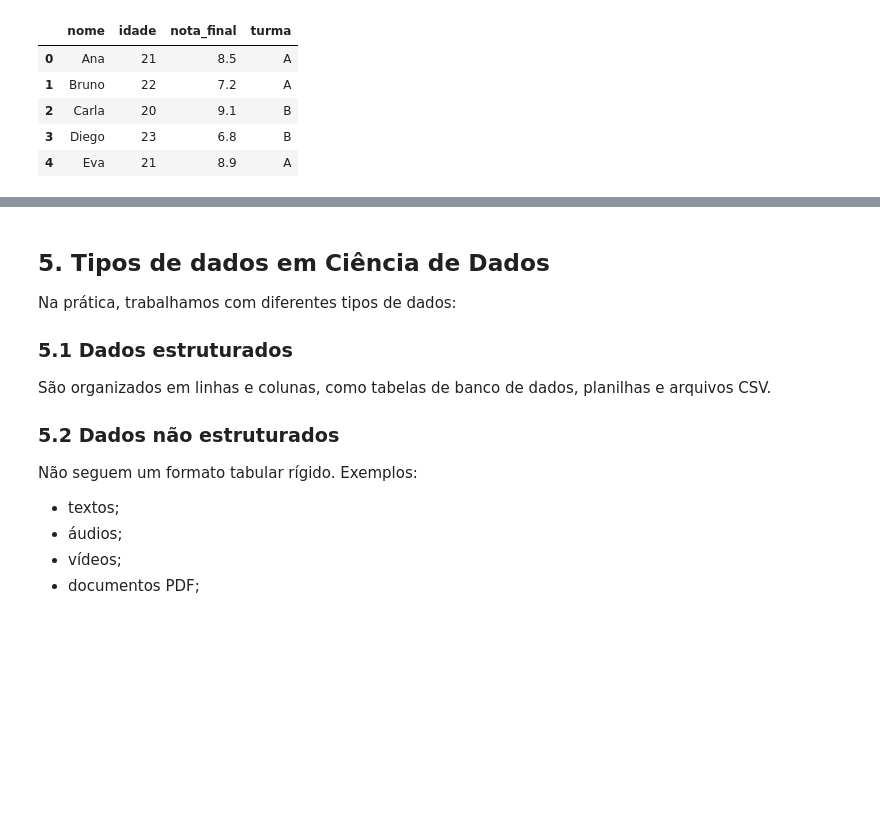
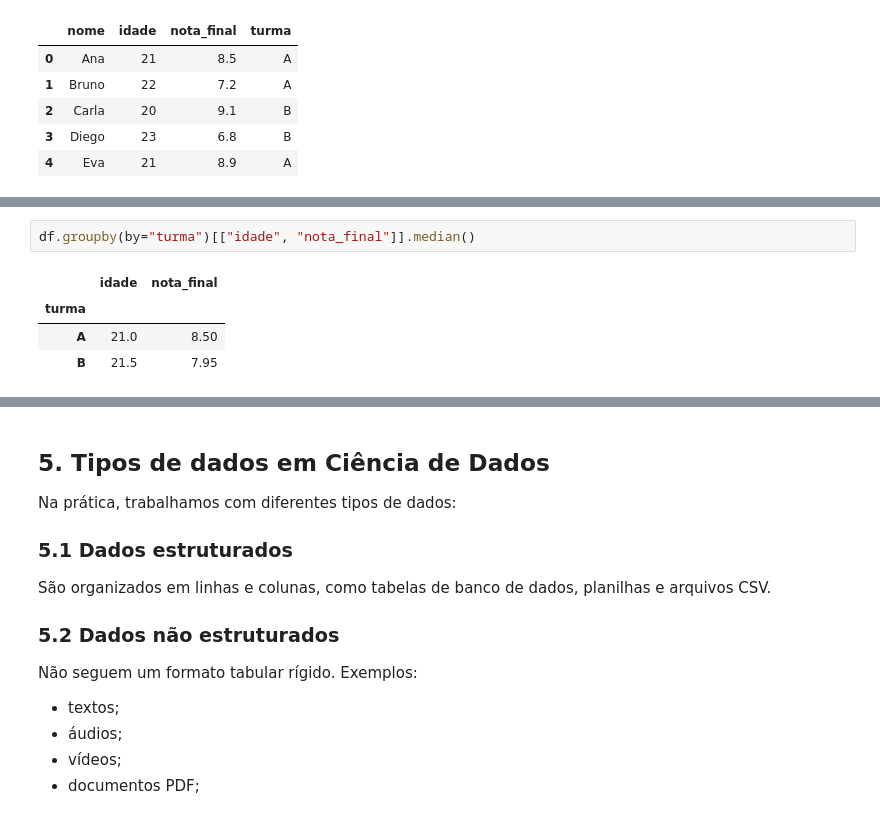
Before and after one commit to cibelerusso/FundamentosemCienciasdeDados, a Jupyter notebook: Notebooks/Fundamentos_em_Ciências_de_Dados_Aula_3.ipynb, the cells around one changed output, grey strips where cells are left out. Cells and saved outputs as stored; diff of their text form; blank space fills up the shorter version.

```diff
--- a/Notebooks/Fundamentos_em_Ciências_de_Dados_Aula_3.ipynb
+++ b/Notebooks/Fundamentos_em_Ciências_de_Dados_Aula_3.ipynb
@@ -475,2 +505,9 @@ Filtrando alunos com nota >= 8:
+# %%
+df.groupby(by="turma")[["idade", "nota_final"]].median()
+# %% [output]
+|  | idade | nota_final |
+| turma |  |  |
+| A | 21.0 | 8.50 |
+| B | 21.5 | 7.95 |
 # %%
 print("\nMédia de nota por turma:")
```
Also changed, not shown: parts of 24 cells of this notebook.
